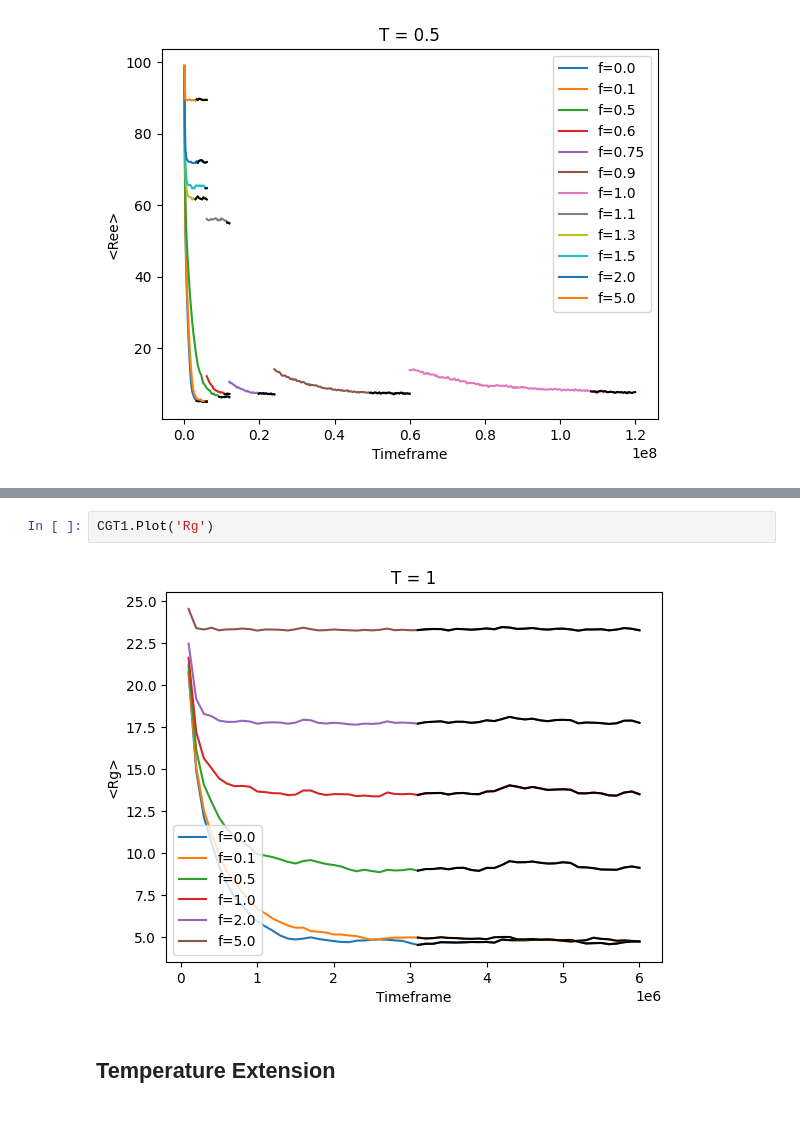
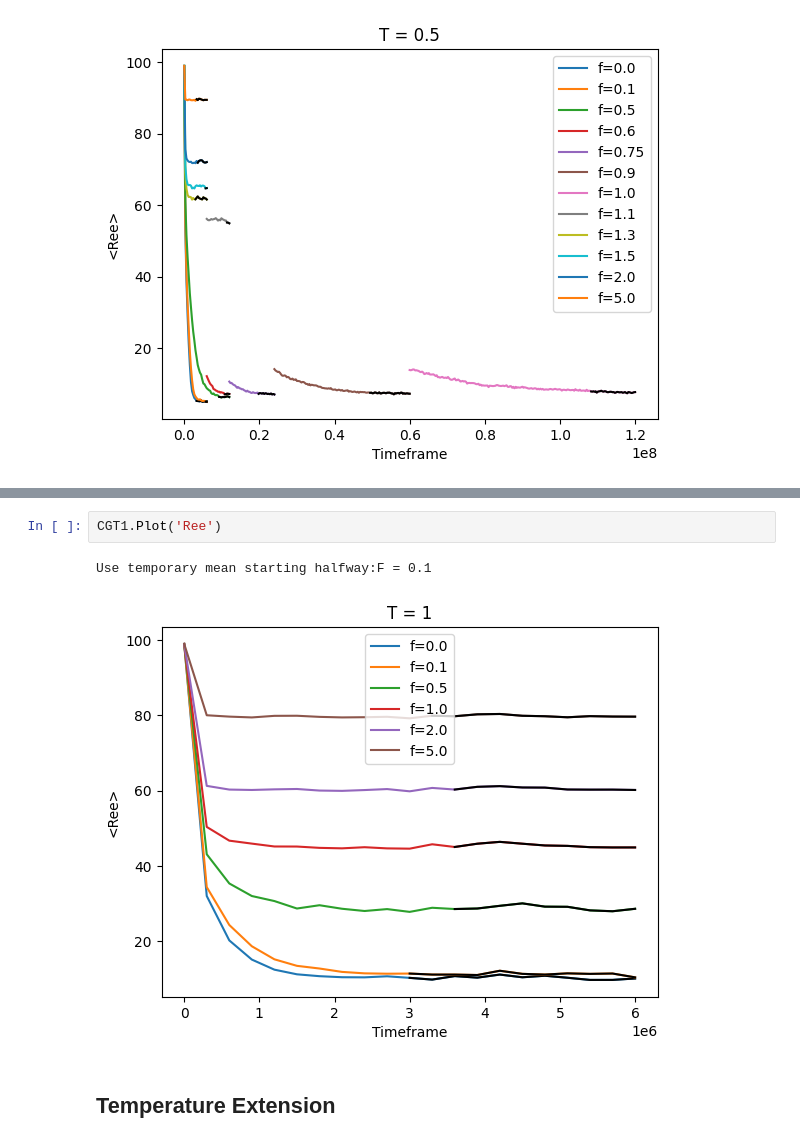
Before and after one commit to VagrantHyp/Code, a Jupyter notebook: Block5.ipynb, the cells around one changed output, grey strips where cells are left out. Cells and saved outputs as stored; diff of their text form.

```diff
--- a/Block5.ipynb
+++ b/Block5.ipynb
@@ -177,7 +179,8 @@ Use temporary mean starting halfway:F = 0.75
 # %%
-CGT1.Plot('Rg')
+CGT1.Plot('Ree')
 # %% [output]
+Use temporary mean starting halfway:F = 0.1
-[figure, old version]
+[figure, new version]
 # %% [markdown]
 ## Temperature Extension
 # %%
```
Also changed, not shown: parts of 18 cells of this notebook, 4 other files.
